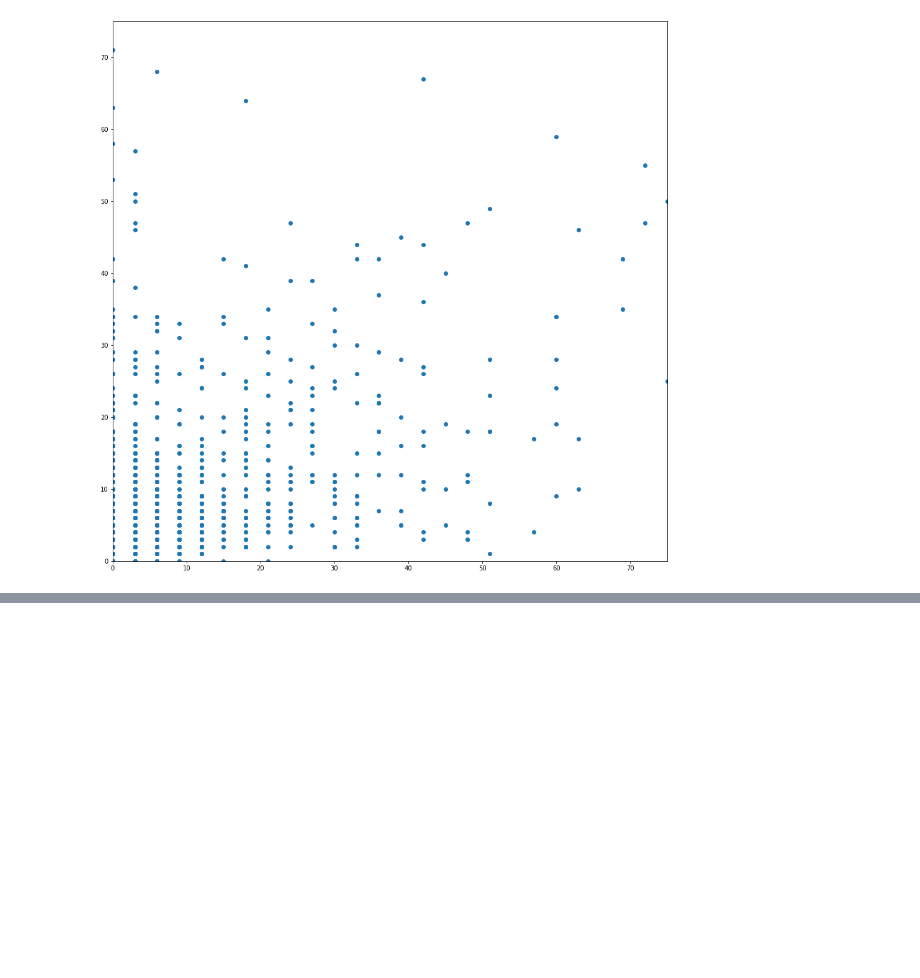
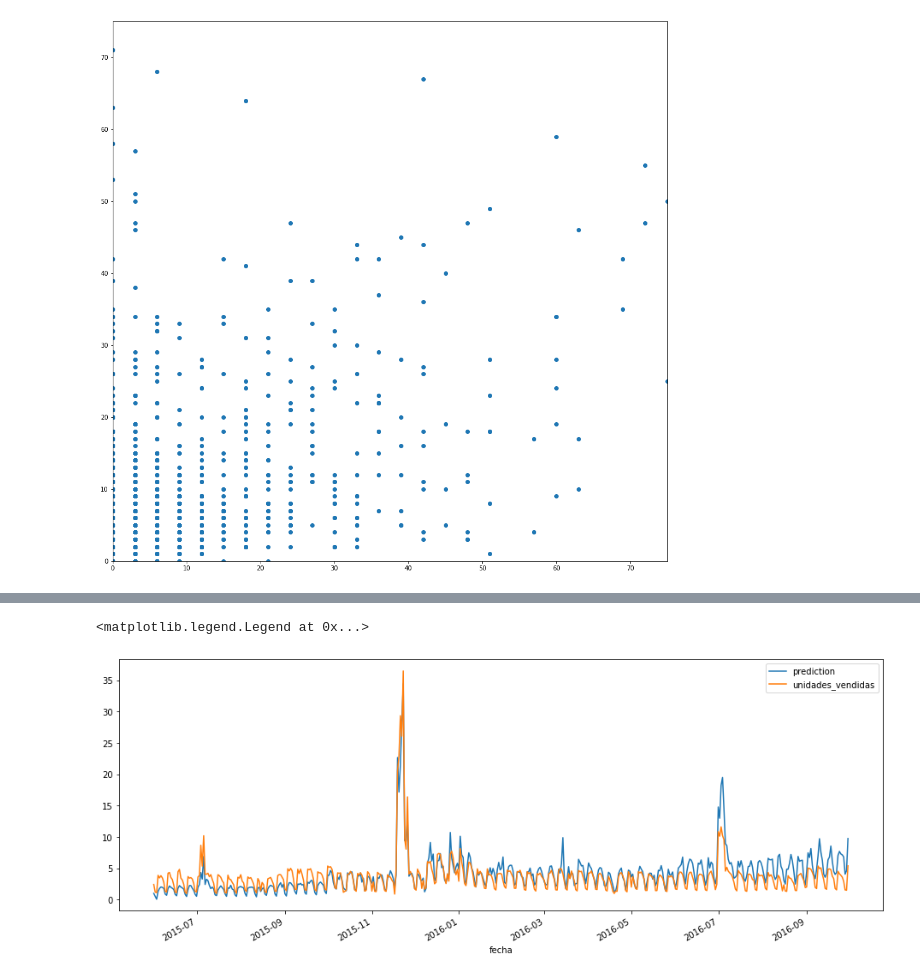
Before and after one commit to Nerucius/2021.ubdatathon, a Jupyter notebook: 1. EDA + Feature Engineering.ipynb, the cells around one changed output, grey strips where cells are left out. Cells and saved outputs as stored; diff of their text form; code cells hidden in the pictures; blank space fills up the shorter version.

```diff
--- a/1. EDA + Feature Engineering.ipynb
+++ b/1. EDA + Feature Engineering.ipynb
@@ -304,0 +236,6 @@ plt.scatter(x=y_test, y=y_hat)
+# %%
+train_data = task.Dataset(train)
+test_data = task.Dataset(test)
+subsample_size = 100000  # subsample subset of data for faster demo, try setting this to much larger values
+train_data = train_data.sample(n=subsample_size, random_state=20)
+train_data
@@ -304,0 +256,6 @@ plt.scatter(x=y_test, y=y_hat)
+# %%
+time_limits = 240 # for quick demonstration only, you should set this to longest time you are willing to wait (in seconds)
+presets="medium_quality_faster_train" # roduces less accurate models but facilitates faster prototyping
+predictor = task.fit(train_data=train_data, label="unidades_vendidas", time_limits=time_limits,presets=presets,
+                     eval_metric="root_mean_squared_error",
+                    problem_type="regression")
@@ -304,0 +293,5 @@ plt.scatter(x=y_test, y=y_hat)
+# %%
+yhat=predictor.predict(test_data)
+# %%
+test_f = df_fe_no_nans[~msk]
+test_f["prediction"]=yhat
@@ -304,0 +319,12 @@ plt.scatter(x=y_test, y=y_hat)
+# %%
+plt.figure(figsize=[16,6])
+
+data = test_f.groupby('fecha').mean().sort_values('fecha')
+data.prediction.plot(label="prediction")
+
+data = df_fe.groupby('fecha').mean().sort_values('fecha')
+data.unidades_vendidas.plot()
+plt.legend()
+# %% [output]
+<matplotlib.legend.Legend at 0x...>
+[figure, added]
```
Also changed, not shown: parts of 30 cells of this notebook.
